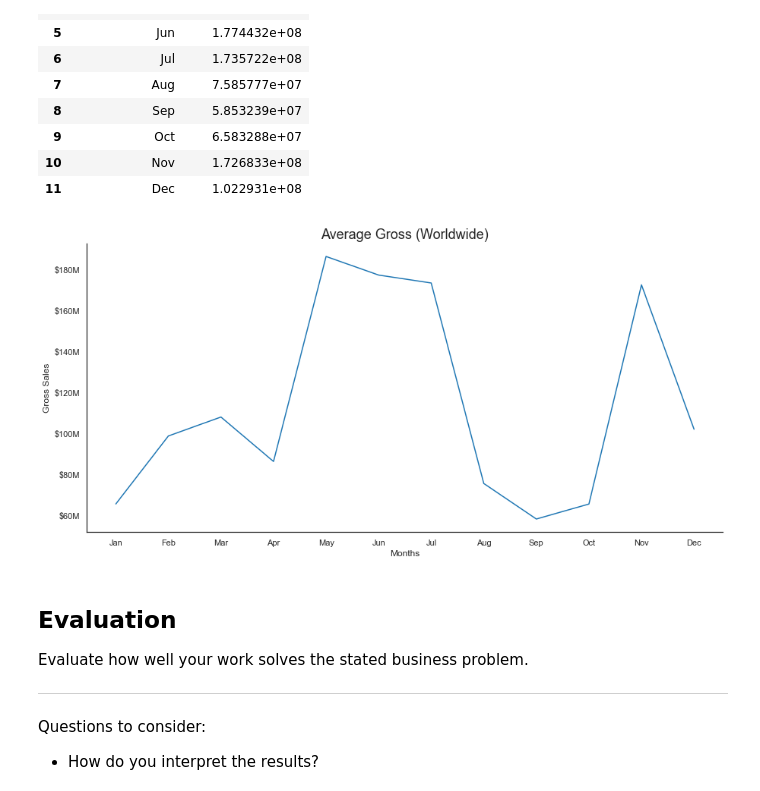
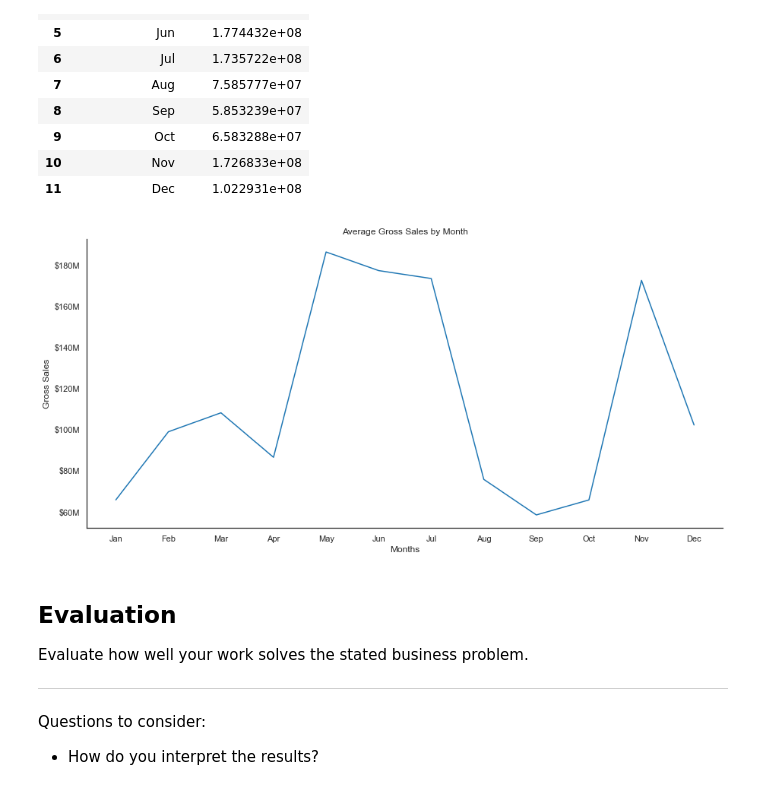
Before and after one commit to alexcasey92/Box-Office-EDA, a Jupyter notebook: dsc-phase1-project-template.ipynb, the cells around one changed output. Saved outputs shown, nothing was run; the diff lists cells and outputs as text; code cells hidden in the pictures.

```diff
--- a/dsc-phase1-project-template.ipynb
+++ b/dsc-phase1-project-template.ipynb
@@ -1042,33 +1040,32 @@ month_average_grouped
 # %%
 import matplotlib.dates as mdates
 from matplotlib.dates import DateFormatter
 
 def millions (x, pos):
     #The two args are the value and tick position'
     return '$%1.0fM' % (x * 1e-6)
 
 formatter = FuncFormatter(millions)
 
 
 fig, ax = plt.subplots(figsize=(15,7),)
-ax.set_title('Average Gross (Worldwide)', fontsize=18)
 ax.yaxis.set_major_formatter(formatter)
 sns.lineplot(
     x='release_month',
     y='worldwide_gross',
-    data=month_average_grouped, # telling it to plot using the axes already created
-    palette="cubehelix", # set a sequential colormap #flare
+    data=month_average_grouped,
 
 ).set(
     ylabel="Gross Sales",
-    xlabel="Months"
+    xlabel="Months",
+    title="Average Gross Sales by Month"
 
 );
 
 #remove top and right axes spines
 sns.despine()
 # %% [output]
-[figure, old version]
+[figure, new version]
 # %% [markdown]
 ## Evaluation
 Evaluate how well your work solves the stated business problem.
```
Also changed, not shown: parts of 6 cells of this notebook.
